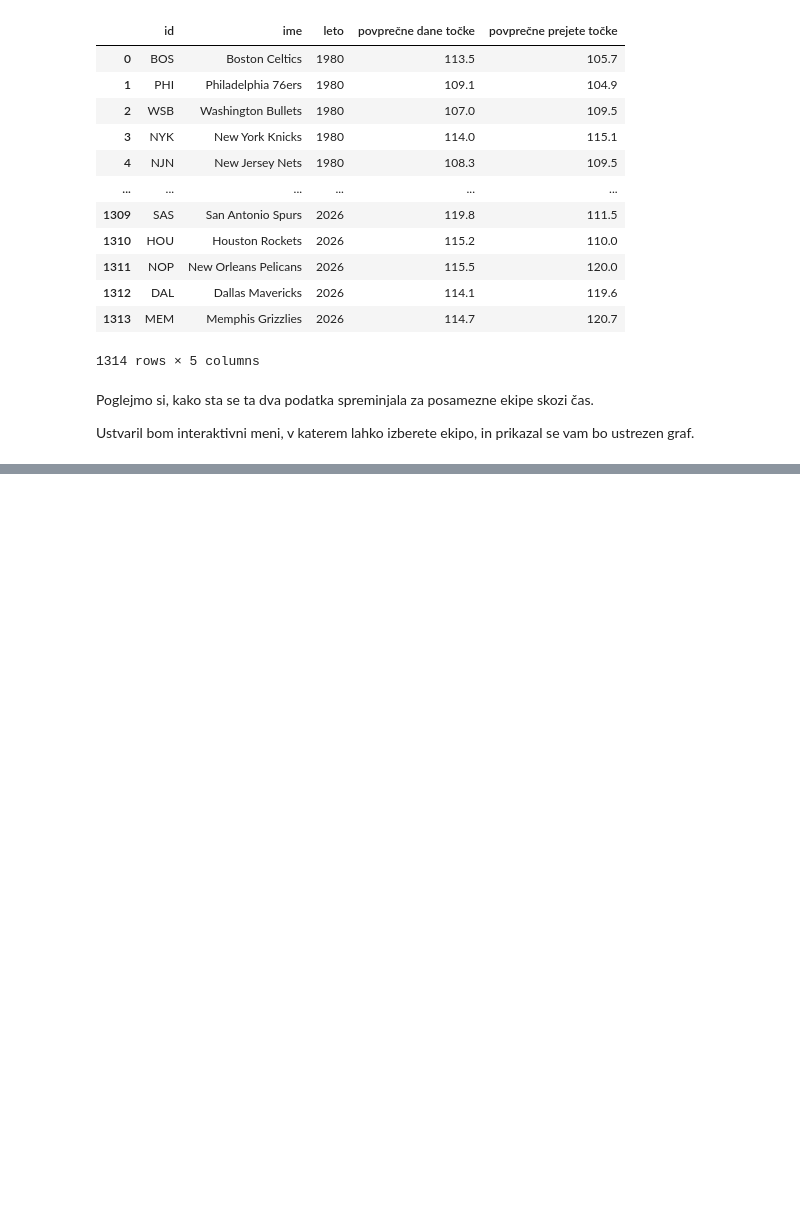
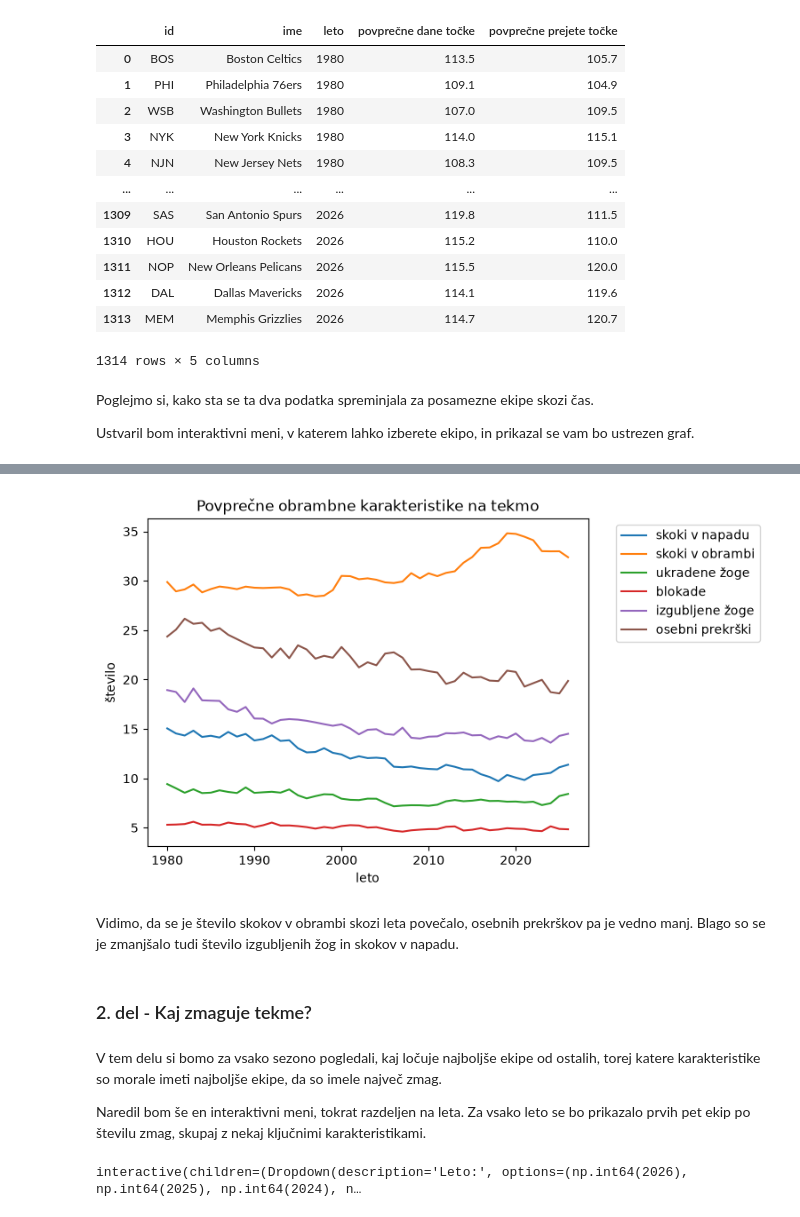
Before and after one commit to Benjamin-Rajer/UVP_projektna_naloga, a Jupyter notebook: analiza_podatkov.ipynb, the cells around one changed output, grey strips where cells are left out. Saved outputs shown, nothing was run; the diff lists cells and outputs as text; code cells hidden in the pictures; blank space fills up the shorter version.

```diff
--- a/analiza_podatkov.ipynb
+++ b/analiza_podatkov.ipynb
@@ -156,0 +237,63 @@ interactive(children=(Dropdown(description='Ekipa:', options=('Boston Celtics',
+# %%
+obramba = tabela.groupby("leto")[[
+    "število iger",
+    "skoki v napadu",
+    "skoki v obrambi",
+    "ukradene žoge",
+    "blokade",
+    "izgubljene žoge",
+    "osebni prekrški"
+]].mean()
+
+obramba_na_tekmo = obramba.div(obramba["število iger"], axis=0)
+
+graf5 = obramba_na_tekmo.drop(columns="število iger").plot(
+    ylabel="število",
+    title="Povprečne obrambne karakteristike na tekmo"
+)
+
+graf5.legend(
+    bbox_to_anchor=(1.05, 1),
+    loc="upper left"
+)
+graf5;
+# %% [output]
+[figure, added]
+# %% [markdown]
+Vidimo, da se je število skokov v obrambi skozi leta povečalo, osebnih prekrškov pa je vedno manj. Blago so se je zmanjšalo tudi število izgubljenih žog in skokov v napadu.
+# %% [markdown]
+### 2. del - Kaj zmaguje tekme?
+# %% [markdown]
+V tem delu si bomo za vsako sezono pogledali, kaj ločuje najboljše ekipe od ostalih, torej katere karakteristike so morale imeti najboljše ekipe, da so imele največ zmag.
+
+Naredil bom še en interaktivni meni, tokrat razdeljen na leta. Za vsako leto se bo prikazalo prvih pet ekip po številu zmag, skupaj z nekaj ključnimi karakteristikami.
+# %%
+meni2 = widgets.Dropdown(
+    options = sorted(tabela["leto"].unique(), reverse=True),
+    description = "Leto:"
+    )
+
+
+glavni_podatki = [
+        "ime",
+        "konferenca",
+        "divizija",
+        "povprečne dane točke",
+        "povprečne prejete točke",
+        "zmage",
+        "porazi",
+        "zmage doma",
+        "zmage v gosteh",
+        "zmage <= 3",
+        "zmage >= 10"
+    ]
+
+def tabela_top5(leto):
+    podatki = tabela[tabela["leto"] == leto]
+    sortirano_zmage = podatki.sort_values(["zmage", "zmage >= 10"], ascending=False)
+    display(sortirano_zmage[glavni_podatki].head(5))
+
+
+widgets.interact(tabela_top5, leto=meni2);
+# %% [output]
+interactive(children=(Dropdown(description='Leto:', options=(np.int64(2026), np.int64(2025), np.int64(2024), n…
```
Also changed, not shown: parts of 15 cells of this notebook, 3 other files.
